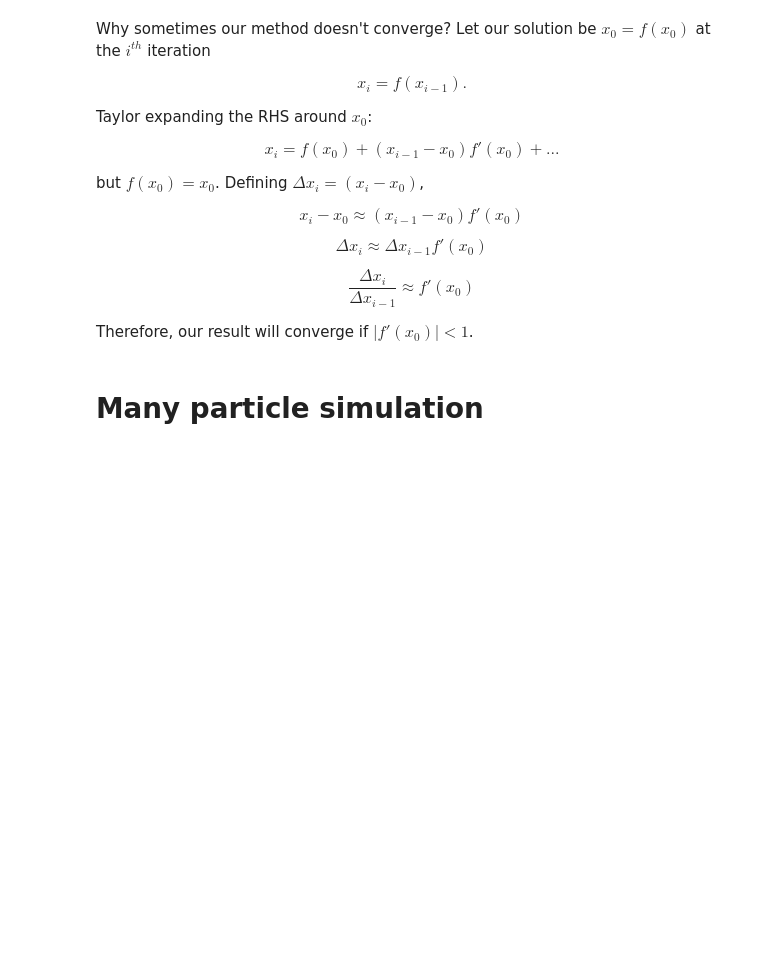
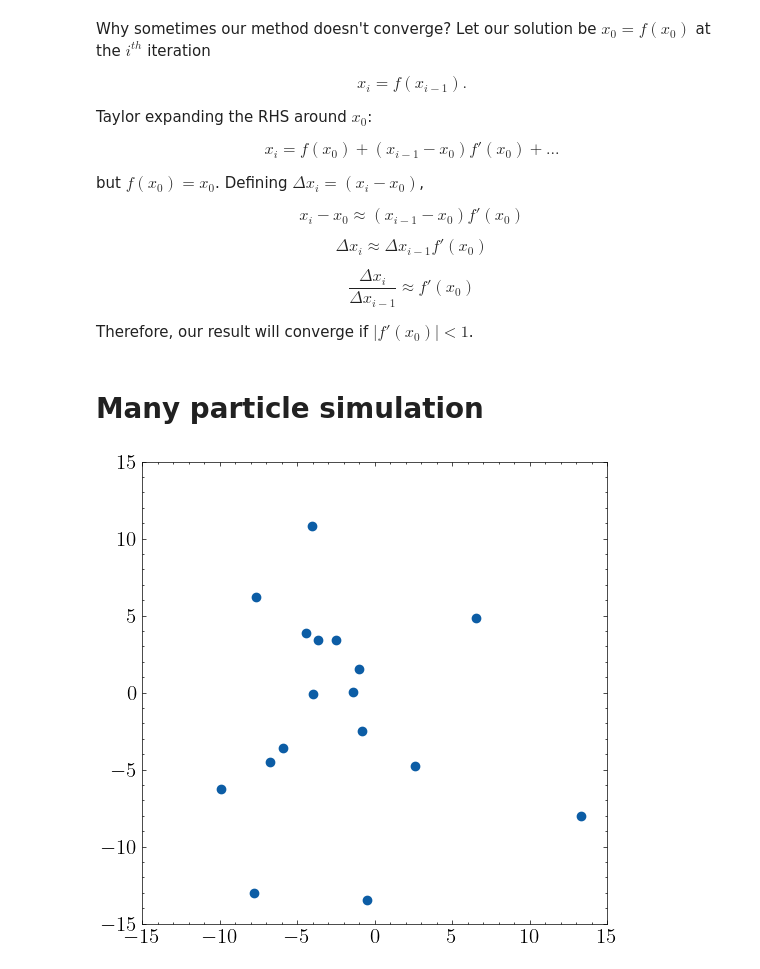
Before and after one commit to franklinzppa/fisica-computacional, a Jupyter notebook: Extra material.ipynb, the cells around one changed output. Saved outputs shown, nothing was run; the diff lists cells and outputs as text; code cells hidden in the pictures; blank space fills up the shorter version.

Commit message:
added many particle sim to extra material

```diff
--- a/Extra material.ipynb
+++ b/Extra material.ipynb
@@ -168,3 +168,38 @@ Therefore, our result will converge if $|f'(x_0)| < 1$.
 # Integration
 # %% [markdown]
 # Many particle simulation
+# %%
+dt = 0.01
+t_span = np.arange(0, 15 + dt, dt)
+L = 15.0
+
+N_times = len(t_span)
+N_dimensions = 2
+N_particles = 20
+
+m = np.ones(N_particles)
+
+r = np.zeros((N_times, N_particles, N_dimensions))
+v = np.zeros((N_times, N_particles, N_dimensions))
+a = np.zeros((N_times, N_particles, N_dimensions))
+
+# Staring positions and velocities
+
+r[0] = 7*np.random.randn(N_particles, N_dimensions) + 0.0
+
+for i in range(N_particles):
+    for j in range(N_particles):
+        if i != j:
+            rij = np.linalg.norm(r[0][i] - r[0][j])
+            if rij < 0.5:
+                r[0][j] = r[0][j] + np.random.random(2)
+
+v[0] = np.random.randn(N_particles, N_dimensions)
+
+fig = plt.figure(figsize=(6,6))
+plt.plot(r[0][:,0], r[0][:,1], marker='o', ls='')
+plt.xlim(-L,L)
+plt.ylim(-L,L)
+plt.show()
+# %% [output]
+[figure, added]
```
Also changed, not shown: parts of 8 cells of this notebook.
